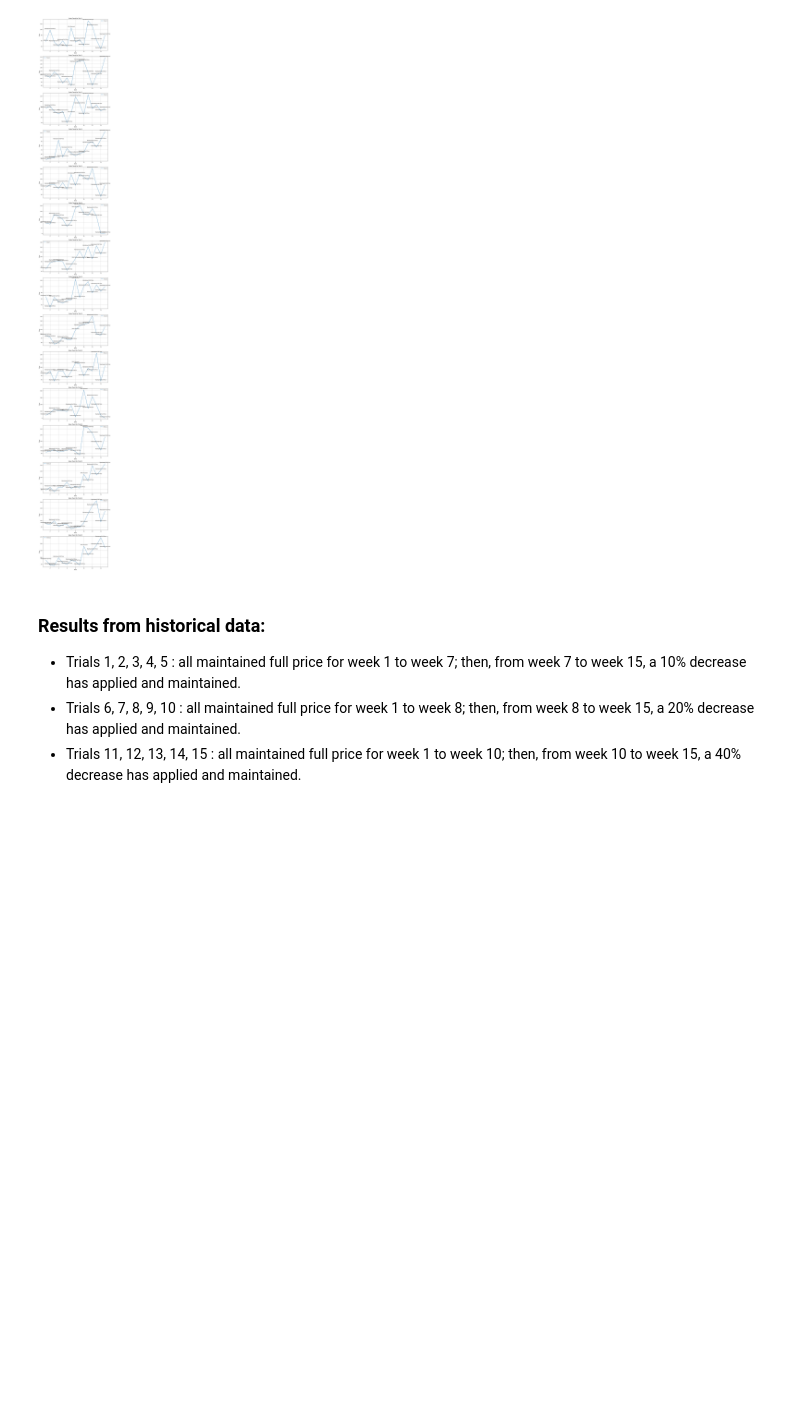
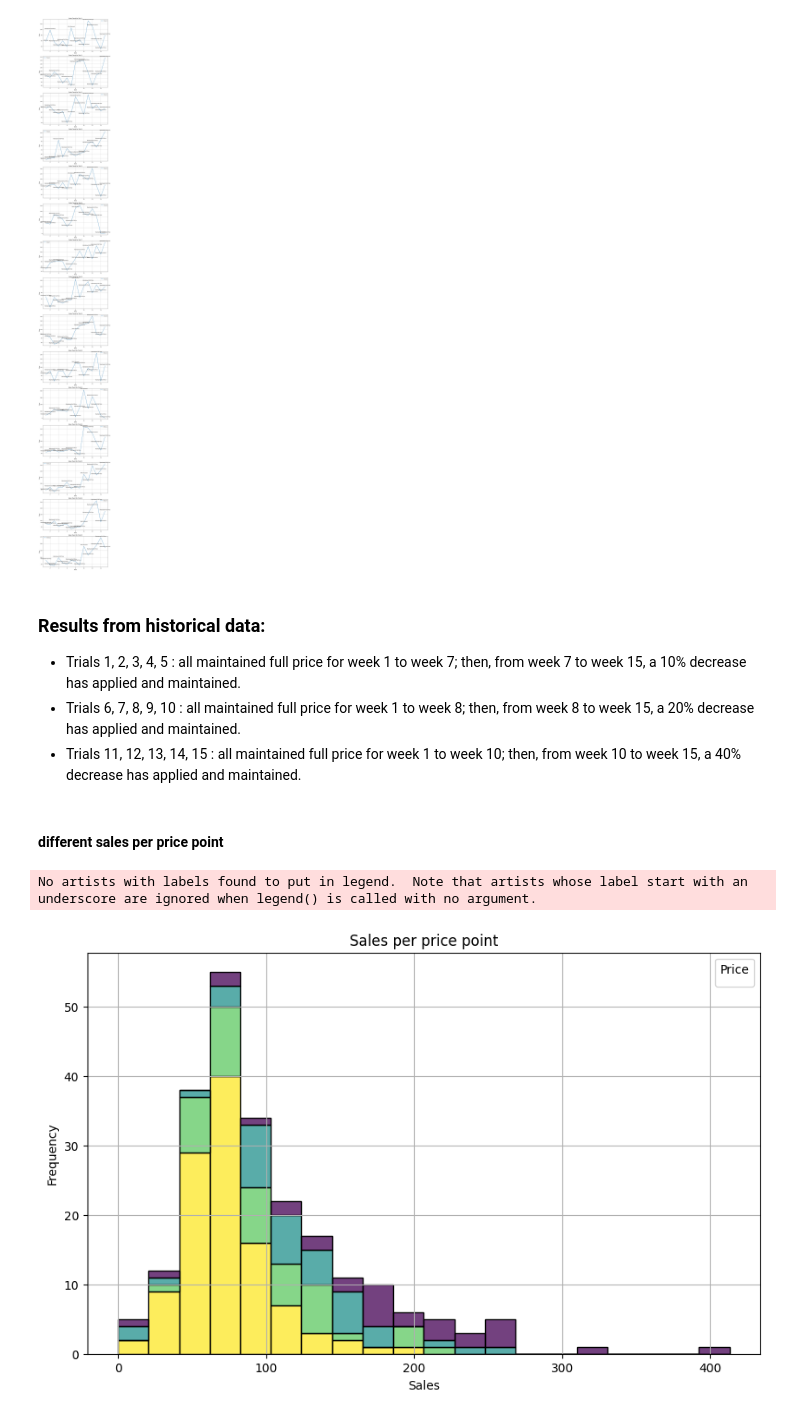
Before and after one commit to SheidaMajidi/retailer_game, a Jupyter notebook: model/optimization_sales.ipynb, the cells around one changed output. Saved outputs shown, nothing was run; the diff lists cells and outputs as text; code cells hidden in the pictures; blank space fills up the shorter version.

```diff
--- a/model/optimization_sales.ipynb
+++ b/model/optimization_sales.ipynb
@@ -142,3 +156,20 @@ Trial 1:
 - Trials 1, 2, 3, 4, 5 : all maintained full price for week 1 to week 7; then, from week 7 to week 15, a 10% decrease has applied and maintained.
 - Trials 6, 7, 8, 9, 10 : all maintained full price for week 1 to week 8; then, from week 8 to week 15, a 20% decrease has applied and maintained.
 - Trials 11, 12, 13, 14, 15 : all maintained full price for week 1 to week 10; then, from week 10 to week 15, a 40% decrease has applied and maintained.
+# %% [markdown]
+#### different sales per price point
+# %%
+# all trials into one for analysis
+all_trials = pd.concat(trials, ignore_index=True)
+
+plt.figure(figsize=(10, 6))
+sns.histplot(data=all_trials, x='Sales', hue='Price', multiple='stack', palette='viridis')
+plt.title('Sales per price point')
+plt.xlabel('Sales')
+plt.ylabel('Frequency')
+plt.legend(title='Price')
+plt.grid(True)
+plt.show()
+# %% [output]
+No artists with labels found to put in legend.  Note that artists whose label start with an underscore are ignored when legend() is called with no argument.
+[figure, added]
```
Also changed, not shown: parts of 5 cells of this notebook.
